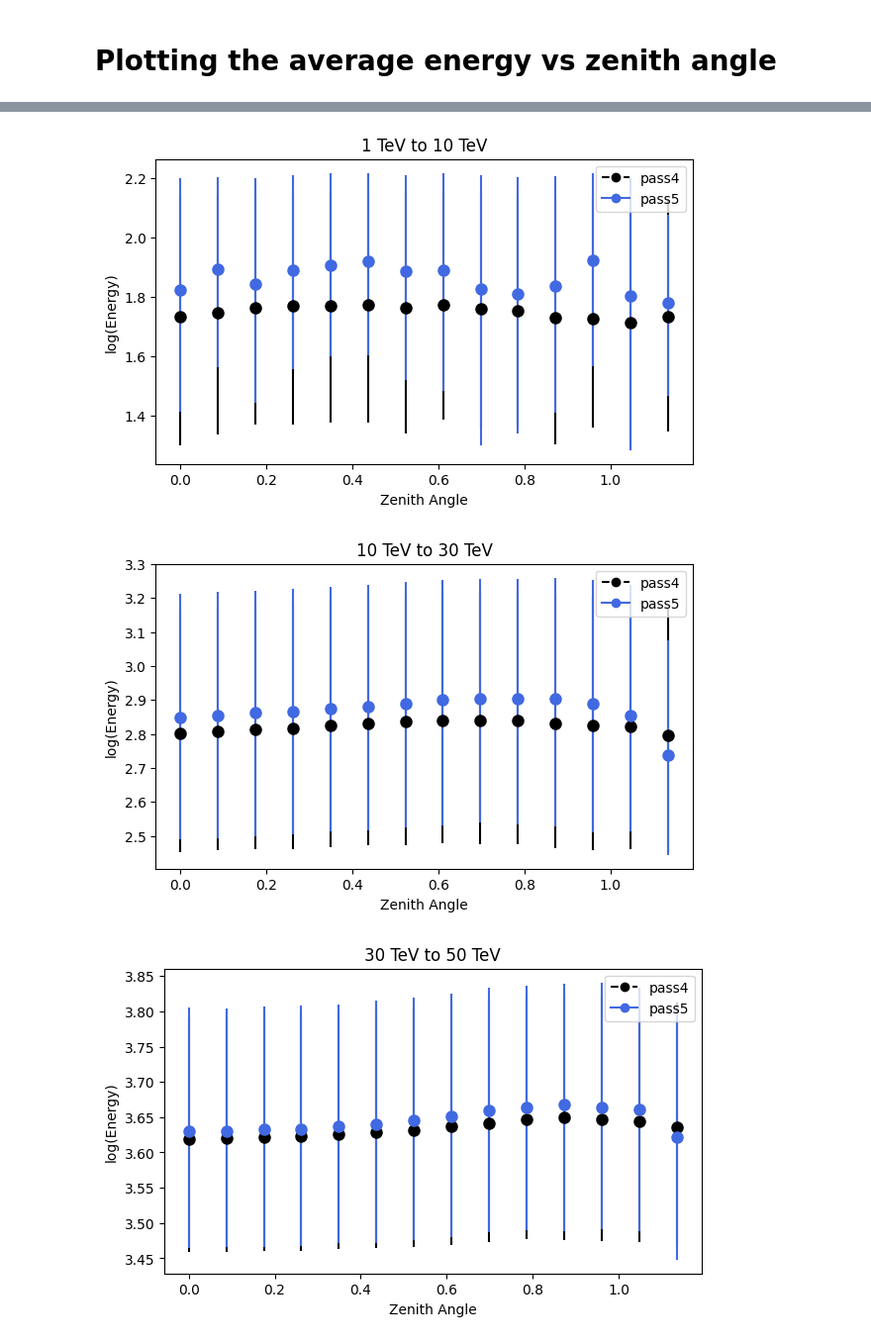
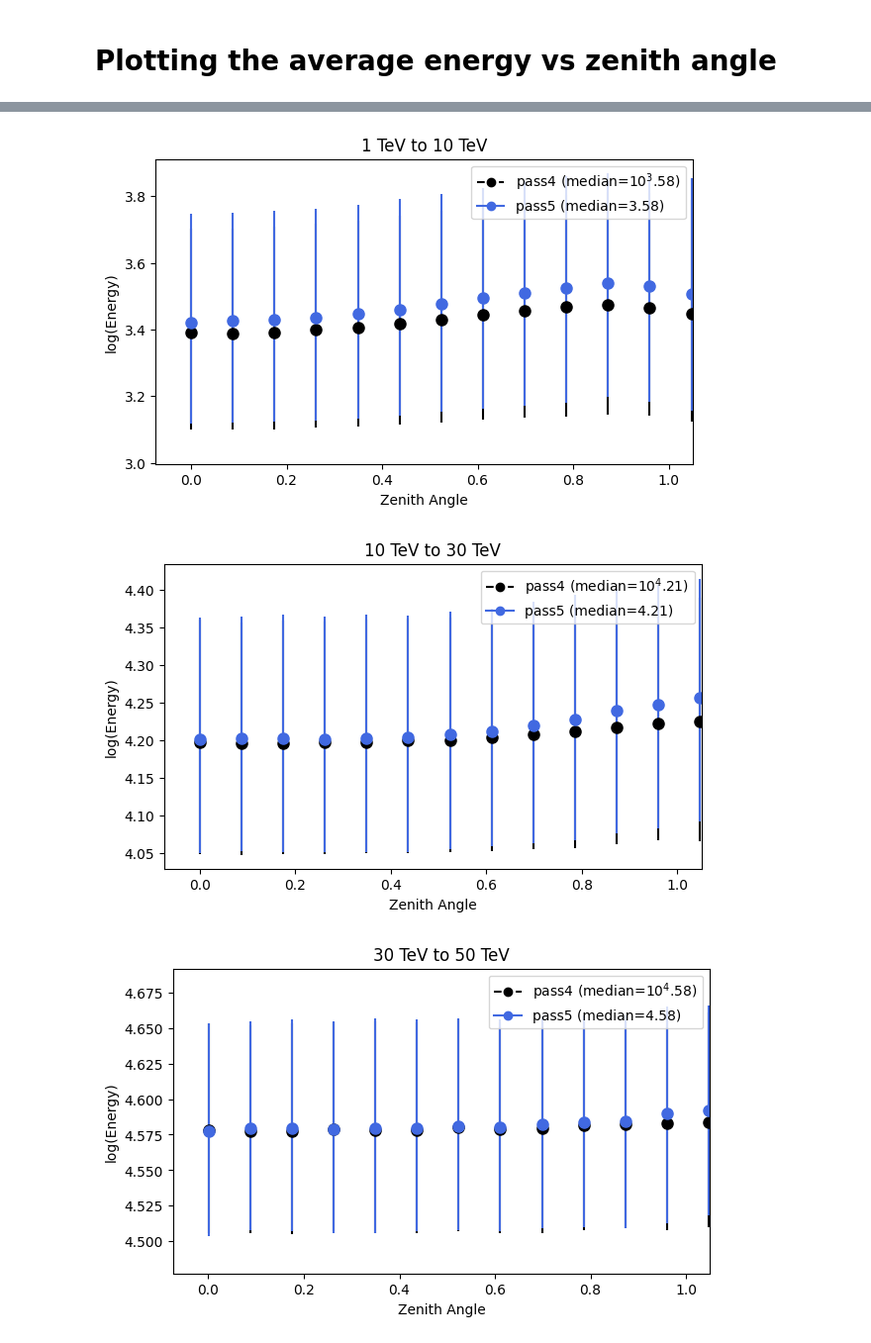
Before and after one commit to riyakore/WIPAC, a Jupyter notebook: Monte_Carlo_Data.ipynb, the cells around one changed output, grey strips where cells are left out. Shown at 99% size. Saved outputs shown, nothing was run; the diff lists cells and outputs as text; code cells hidden in the pictures.

```diff
--- a/Monte_Carlo_Data.ipynb
+++ b/Monte_Carlo_Data.ipynb
@@ -120,7 +142,9 @@ with uproot.open(pass4file) as file:
 # %%
 initial_cuts_4 = dset["cuts"]
 zenith_angle_4 = dset["zenithAngle"][initial_cuts_4]
-log_E_4 = dset["logEnergy"][initial_cuts_4]
+true_log_E_4 = dset["logEnergy"][initial_cuts_4]
+rec_log_nnE_4 = dset["logNnEnergy"][initial_cuts_4]
+rec_prot_E_4 = dset["protonlheEnergy"][initial_cuts_4]
 weights_4 = dset["weights"][initial_cuts_4]
 # %%
 # adding weights - gives the simulated data a weight to make it closer to the actual data
@@ -191,8 +298,10 @@ weights_array_4 = [weights_cut1_4, weights_cut2_4, weights_cut3_4, weights_cut4_
 # %%
-zenith_cut1_4 = zenith_angle_4[cut1_4]
-zenith_cut2_4 = zenith_angle_4[cut2_4]
-zenith_cut3_4 = zenith_angle_4[cut3_4]
-zenith_cut4_4 = zenith_angle_4[cut4_4]
-zenith_cut5_4 = zenith_angle_4[cut5_4]
+# true zenith angle cuts pass 4
 
-zenith_array_4 = [zenith_cut1_4, zenith_cut2_4, zenith_cut3_4, zenith_cut4_4, zenith_cut5_4]
+true_zenith_cut1_4 = zenith_angle_4[true_cut1_4]
+true_zenith_cut2_4 = zenith_angle_4[true_cut2_4]
+true_zenith_cut3_4 = zenith_angle_4[true_cut3_4]
+true_zenith_cut4_4 = zenith_angle_4[true_cut4_4]
+true_zenith_cut5_4 = zenith_angle_4[true_cut5_4]
+
+true_zenith_array_4 = [true_zenith_cut1_4, true_zenith_cut2_4, true_zenith_cut3_4, true_zenith_cut4_4, true_zenith_cut5_4]
@@ -248,7 +367,7 @@ def weighted_quantile(values, quantiles, sample_weight=None,
 # %%
 # 180 degrees divided into 18 bins with each bin being 10 degrees
 deltaz = np.radians(5)
-zbins = np.arange(min(zenith_angle_5),np.radians(70), deltaz)
+zbins = np.arange(min(zenith_angle_5),max(zenith_angle_5), deltaz)
 print(zbins)
 # %% [output]
 [2.00000000e-04 8.74664626e-02 1.74732925e-01 2.61999388e-01
@@ -260,45 +382,49 @@ print(zbins)
+# %%
+true_energies = [true_energies_4, true_energies_5]
+true_weights_array = [true_weights_array_4, true_weights_array_5]
+true_zenith_array = [true_zenith_array_4, true_zenith_array_5]
+colors = ['black', 'royalblue']
+titles = ['1 TeV to 10 TeV', '10 TeV to 30 TeV', '30 TeV to 50 TeV', '50 TeV to 70 TeV', 'More than 70 TeV']
 # %%
-energies = [energies_4, energies_5]
-weights_array = [weights_array_4, weights_array_5]
-zenith_array = [zenith_array_4, zenith_array_5]
-colors = ['black', 'royalblue']
-titles = ['1 TeV to 10 TeV', '10 TeV to 30 TeV', '30 TeV to 50 TeV', '50 TeV to 70 TeV', 'More than 70 TeV']
-
 for i in range(5):  # Loop over the 5 cuts
     fig, ax = plt.subplots(figsize=(7, 4))
+    medians = []
 
-    for j, (energy_set, weight_set, zenith_set, color) in enumerate(zip(energies, weights_array, zenith_array, colors)):
+    for j, (energy_set, weight_set, zenith_set, color) in enumerate(zip(true_energies, true_weights_array, true_zenith_array, colors)):
         energy = energy_set[i]
         weight = weight_set[i]
         zenith = zenith_set[i]
+        median_energy = np.median(energy)
+        medians.append(median_energy)
 
         for z in zbins:
             zmin = z
             zmax = z + deltaz
             zcut = np.logical_and(zenith >= zmin, zenith <= zmax)
 
             if not sum(weight[zcut] > 0):
                 continue
 
             avg_energy = np.average(energy[zcut], weights=weight[zcut])
             upper_quantile = weighted_quantile(energy[zcut], 0.841, sample_weight=weight[zcut])
             lower_quantile = weighted_quantile(energy[zcut], 0.159, sample_weight=weight[zcut])
 
             err_upper = upper_quantile - avg_energy
             err_lower = avg_energy - lower_quantile
 
             ax.errorbar(z, avg_energy, yerr=[[err_lower], [err_upper]], fmt='o', markersize=8, color=color, label=f'pass{4+j}' if z == zbins[0] else "")
 
     ax.set_xlabel('Zenith Angle')
     ax.set_ylabel('log(Energy)')
     ax.set_title(titles[i])
+    ax.set_xlim(right = 1.05)  # 1.05 radians is 60 degrees
 
     proxy_pass4 = plt.Line2D([0], [0], linestyle='--', marker='o', color=colors[0])
     proxy_pass5 = plt.Line2D([0], [0], linestyle='-', marker='o', color=colors[1])
-    ax.legend([proxy_pass4, proxy_pass5], ['pass4', 'pass5'])
+    ax.legend([proxy_pass4, proxy_pass5], [f'pass4 (median=$10^{medians[0]:.2f}$)', f'pass5 (median={medians[1]:.2f})'])
 
     plt.show()
 # %% [output]
-[figure, old version]
+[figure, new version]
-[figure, old version]
+[figure, new version]
-[figure, old version]
+[figure, new version]
```
Also changed, not shown: parts of 36 cells of this notebook.
